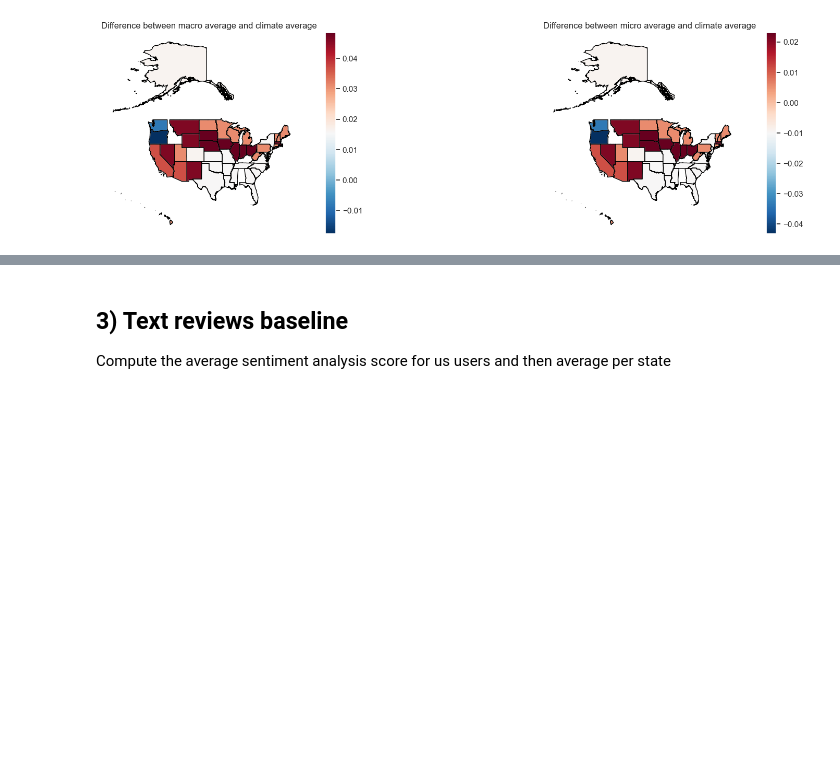
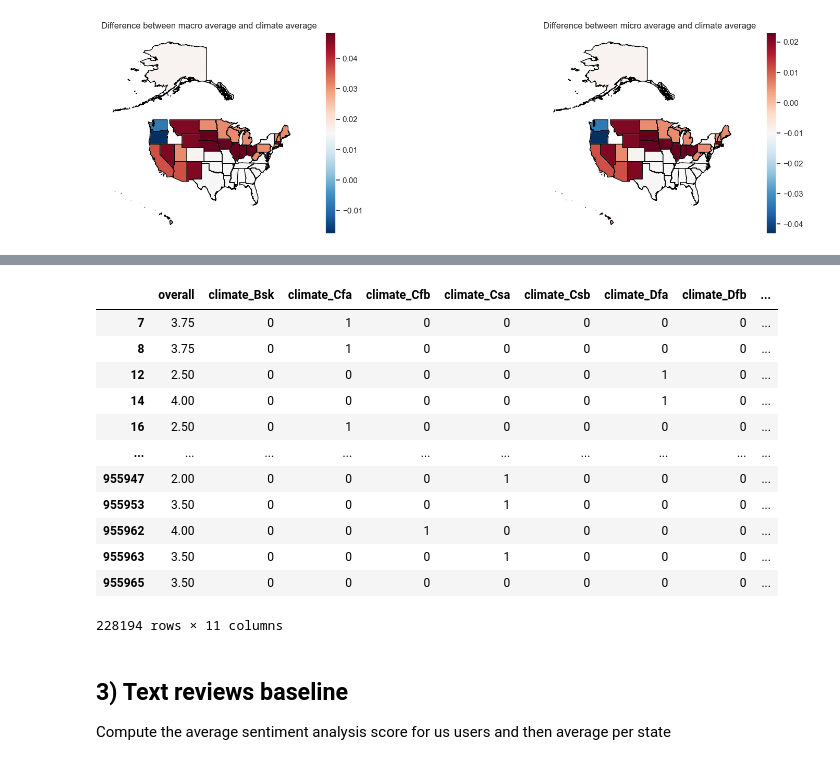
Before and after one commit to epfl-ada/ada-2023-project-riskybiscuits, a Jupyter notebook: main2_0.ipynb, the cells around one changed output, grey strips where cells are left out. Cells and saved outputs as stored; diff of their text form; code cells hidden in the pictures; blank space fills up the shorter version.

```diff
--- a/main2_0.ipynb
+++ b/main2_0.ipynb
@@ -365,3 +456,31 @@ plt.show()
+# %%
+# Let's test to have some models which can predict the score of a beer based on its climate
+from sklearn.model_selection import train_test_split
+from sklearn.linear_model import LinearRegression
+from sklearn.metrics import mean_squared_error
+
+# Create dataframe with the score to guess and a one-hot encoding of the climate
+score = "overall"
+data_to_plot = us_users_ratings[["climate", score]].copy()
+data_to_plot["climate"] = pd.Categorical(data_to_plot["climate"])
+data_to_plot = pd.get_dummies(data_to_plot, columns=["climate"])
+data_to_plot[data_to_plot.columns[1:]] = data_to_plot[data_to_plot.columns[1:]].astype(int)
+
+display(data_to_plot)
+# %% [output]
+|  | overall | climate_Bsk | climate_Cfa | climate_Cfb | climate_Csa | climate_Csb | climate_Dfa | climate_Dfb | ... |
+| 7 | 3.75 | 0 | 1 | 0 | 0 | 0 | 0 | 0 | ... |
+| 8 | 3.75 | 0 | 1 | 0 | 0 | 0 | 0 | 0 | ... |
+| 12 | 2.50 | 0 | 0 | 0 | 0 | 0 | 1 | 0 | ... |
+| 14 | 4.00 | 0 | 0 | 0 | 0 | 0 | 1 | 0 | ... |
+| 16 | 2.50 | 0 | 1 | 0 | 0 | 0 | 0 | 0 | ... |
+| ... | ... | ... | ... | ... | ... | ... | ... | ... | ... |
+| 955947 | 2.00 | 0 | 0 | 0 | 1 | 0 | 0 | 0 | ... |
+| 955953 | 3.50 | 0 | 0 | 0 | 1 | 0 | 0 | 0 | ... |
+| 955962 | 4.00 | 0 | 0 | 1 | 0 | 0 | 0 | 0 | ... |
+| 955963 | 3.50 | 0 | 0 | 0 | 1 | 0 | 0 | 0 | ... |
+| 955965 | 3.50 | 0 | 0 | 0 | 0 | 0 | 0 | 0 | ... |
+228194 rows × 11 columns
 # %% [markdown]
 ## 3) Text reviews baseline
 
```
Also changed, not shown: parts of 7 cells of this notebook, 1 other file.
